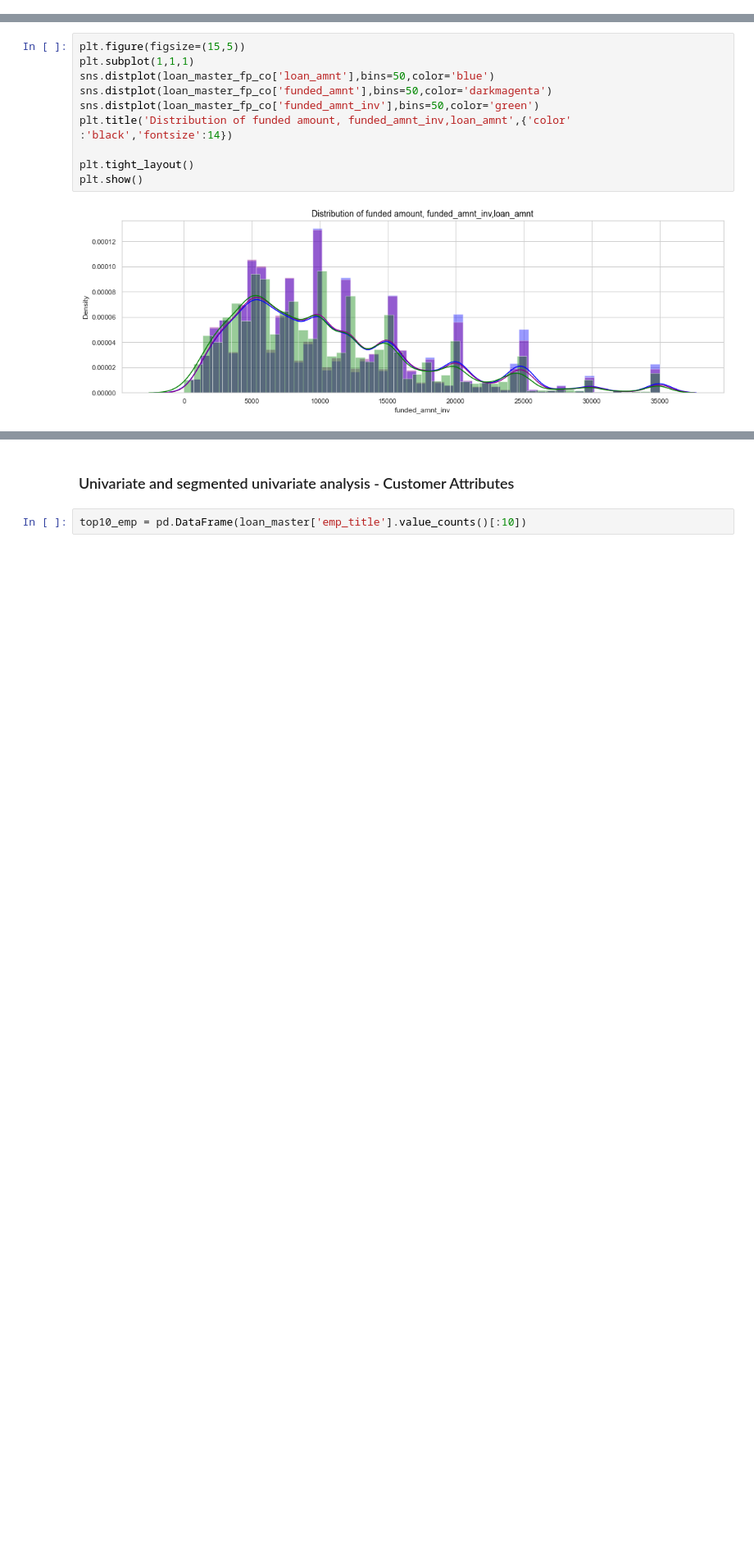
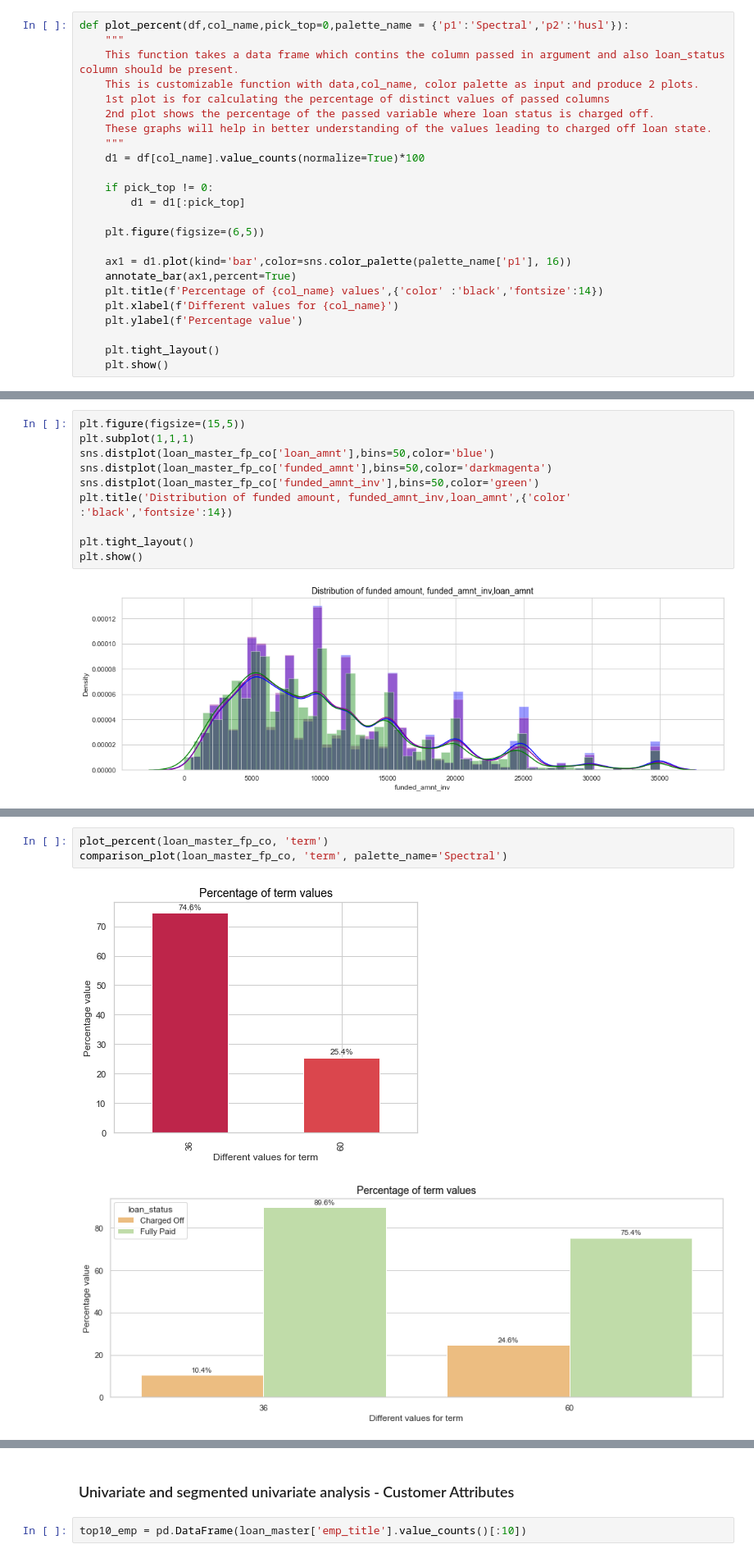
Before and after one commit to Utkarsh4610/LendingClub, a Jupyter notebook: LendingClubCaseStudy.ipynb, the cells around one changed output, grey strips where cells are left out. Shown at 82% size. Drawn from its saved outputs; the diff is of its cells as text; blank space fills up the shorter version.

```diff
--- a/LendingClubCaseStudy.ipynb
+++ b/LendingClubCaseStudy.ipynb
@@ -475,3 +513,27 @@ warnings.simplefilter(action='ignore', category=FutureWarning)
+# %%
+def plot_percent(df,col_name,pick_top=0,palette_name = {'p1':'Spectral','p2':'husl'}):
+    """
+    This function takes a data frame which contins the column passed in argument and also loan_status column should be present.
+    This is customizable function with data,col_name, color palette as input and produce 2 plots.
+    1st plot is for calculating the percentage of distinct values of passed columns
+    2nd plot shows the percentage of the passed variable where loan status is charged off.
+    These graphs will help in better understanding of the values leading to charged off loan state.
+    """
+    d1 = df[col_name].value_counts(normalize=True)*100
+
+    if pick_top != 0:
+        d1 = d1[:pick_top]
+
+    plt.figure(figsize=(6,5))
+
+    ax1 = d1.plot(kind='bar',color=sns.color_palette(palette_name['p1'], 16))
+    annotate_bar(ax1,percent=True)
+    plt.title(f'Percentage of {col_name} values',{'color' :'black','fontsize':14})
+    plt.xlabel(f'Different values for {col_name}')
+    plt.ylabel(f'Percentage value')
+
+    plt.tight_layout()
+    plt.show()
 # %% [markdown]
 ### Univariate and segmented univariate analysis - Loan Attributes
 # %%
@@ -566,3 +631,9 @@ comparison_plot(loan_master_fp_co, 'term')
+# %%
+plot_percent(loan_master_fp_co, 'term')
+comparison_plot(loan_master_fp_co, 'term', palette_name='Spectral')
+# %% [output]
+[figure, added]
+[figure, added]
 # %% [markdown]
 **Column name: grade** <br>
 LC assigned loan grade<br>
```
Also changed, not shown: parts of 45 cells of this notebook.
